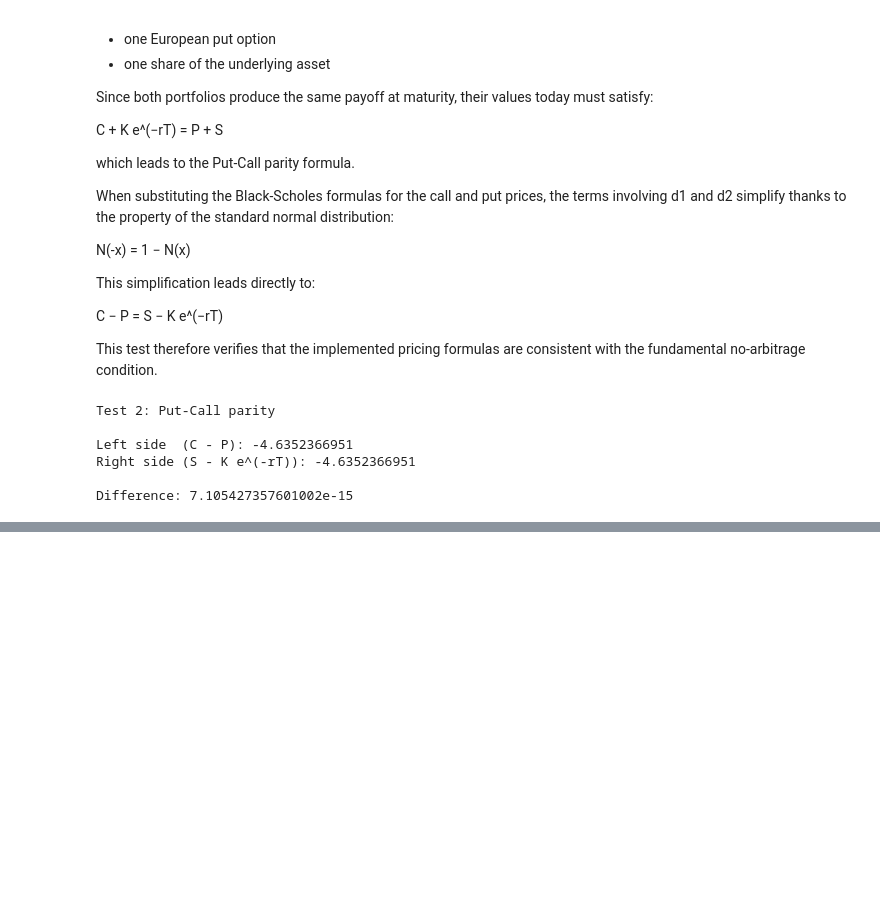
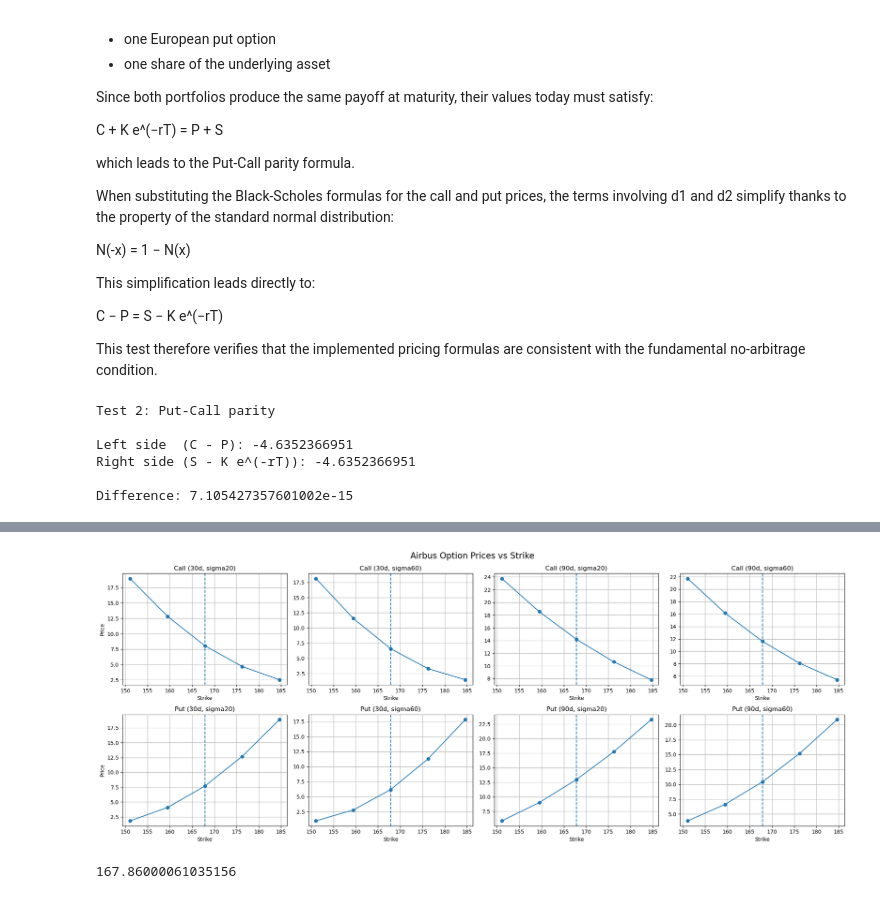
Before and after one commit to nicolasmarveaux456-hue/airbus_option_pricing, a Jupyter notebook: notebooks/01_black_scholes.ipynb, the cells around one changed output, grey strips where cells are left out. Drawn from its saved outputs; the diff is of its cells as text; code cells hidden in the pictures; blank space fills up the shorter version.

```diff
--- a/notebooks/01_black_scholes.ipynb
+++ b/notebooks/01_black_scholes.ipynb
@@ -162,0 +369,70 @@ Difference: 7.105427357601002e-15
+# %%
+print(f"Le Spot vaut {S0.iloc[-1]}")
+
+fig, axes = plt.subplots(2, 4, figsize=(20,8))
+
+fig.suptitle("Airbus Option Prices vs Strike", fontsize=16)
+
+# --- CALL OPTIONS ---
+
+axes[0,0].plot(pricing_table["Strike"], pricing_table["Call_30d_sigma20"], marker="o")
+axes[0,0].axvline(x=S0.iloc[-1], linestyle="--")
+axes[0,0].set_title("Call (30d, sigma20)")
+axes[0,0].set_xlabel("Strike")
+axes[0,0].set_ylabel("Price")
+axes[0,0].grid(True)
+
+axes[0,1].plot(pricing_table["Strike"], pricing_table["Call_30d_sigma60"], marker="o")
+axes[0,1].axvline(x=S0.iloc[-1], linestyle="--")
+axes[0,1].set_title("Call (30d, sigma60)")
+axes[0,1].set_xlabel("Strike")
+axes[0,1].grid(True)
+
+axes[0,2].plot(pricing_table["Strike"], pricing_table["Call_90d_sigma20"], marker="o")
+axes[0,2].axvline(x=S0.iloc[-1], linestyle="--")
+axes[0,2].set_title("Call (90d, sigma20)")
+axes[0,2].set_xlabel("Strike")
+axes[0,2].grid(True)
+
+axes[0,3].plot(pricing_table["Strike"], pricing_table["Call_90d_sigma60"], marker="o")
+axes[0,3].axvline(x=S0.iloc[-1], linestyle="--")
+axes[0,3].set_title("Call (90d, sigma60)")
+axes[0,3].set_xlabel("Strike")
+axes[0,3].grid(True)
+
+
+# --- PUT OPTIONS ---
+
+axes[1,0].plot(pricing_table["Strike"], pricing_table["Put_30d_sigma20"], marker="o")
+axes[1,0].axvline(x=S0.iloc[-1], linestyle="--")
+axes[1,0].set_title("Put (30d, sigma20)")
+axes[1,0].set_xlabel("Strike")
+axes[1,0].set_ylabel("Price")
+axes[1,0].grid(True)
+
+axes[1,1].plot(pricing_table["Strike"], pricing_table["Put_30d_sigma60"], marker="o")
+axes[1,1].axvline(x=S0.iloc[-1], linestyle="--")
+axes[1,1].set_title("Put (30d, sigma60)")
+axes[1,1].set_xlabel("Strike")
+axes[1,1].grid(True)
+
+axes[1,2].plot(pricing_table["Strike"], pricing_table["Put_90d_sigma20"], marker="o")
+axes[1,2].axvline(x=S0.iloc[-1], linestyle="--")
+axes[1,2].set_title("Put (90d, sigma20)")
+axes[1,2].set_xlabel("Strike")
+axes[1,2].grid(True)
+
+axes[1,3].plot(pricing_table["Strike"], pricing_table["Put_90d_sigma60"], marker="o")
+axes[1,3].axvline(x=S0.iloc[-1], linestyle="--")
+axes[1,3].set_title("Put (90d, sigma60)")
+axes[1,3].set_xlabel("Strike")
+axes[1,3].grid(True)
+
+plt.tight_layout()
+plt.show()
+# %% [output]
+[figure, added]
+# %%
+print()
+# %% [output]
+167.86000061035156
```
Also changed, not shown: parts of 11 cells of this notebook.
